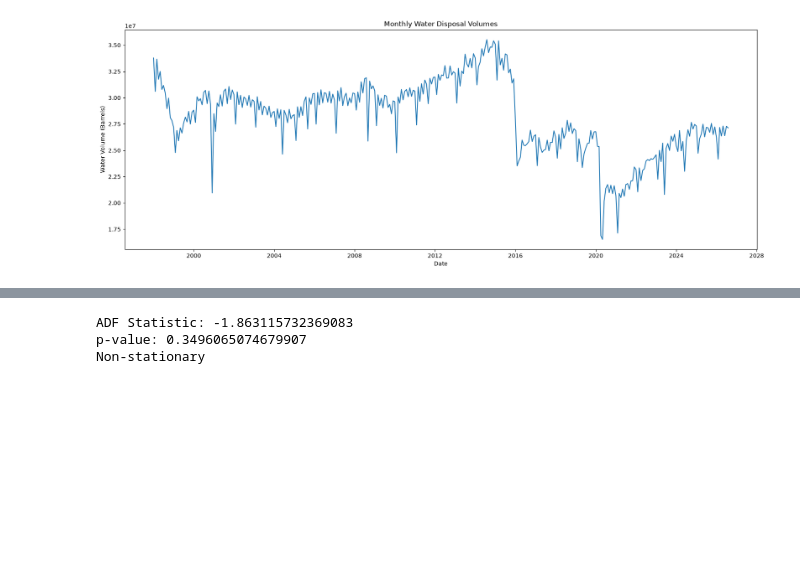
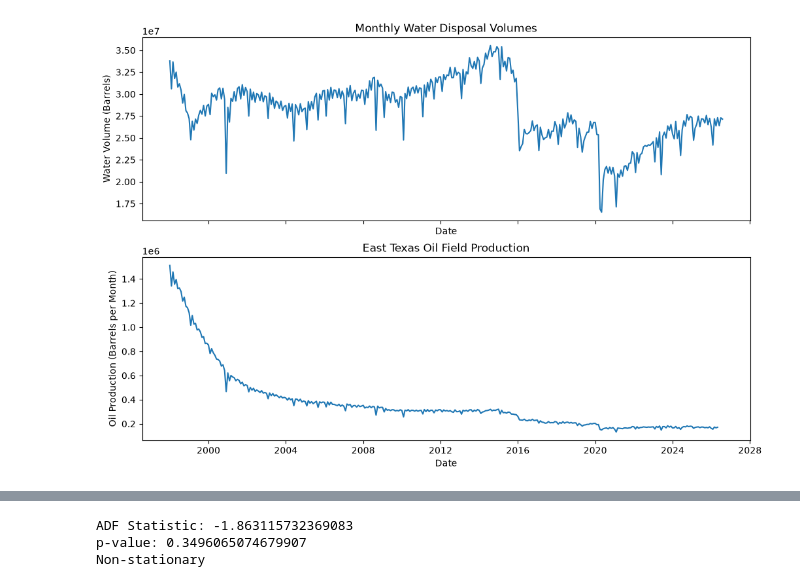
Before and after one commit to L0GN82/SARIMA, a Jupyter notebook: SARIMA with EXO.ipynb, the cells around one changed output, grey strips where cells are left out. Saved outputs shown, nothing was run; the diff lists cells and outputs as text; code cells hidden in the pictures; blank space fills up the shorter version.

Commit message:
Worked on generalizing my notebook and finishing up the report. I still need to design a function that will allow me to verify the validation windows for the SARIMAX model.

```diff
--- a/SARIMA with EXO.ipynb
+++ b/SARIMA with EXO.ipynb
@@ -11,33 +115,20 @@ from regression_utils import *
 # %%
-original_df = pd.read_excel(r"C:\Users\LoganFrideley\East Texas Salt Water Disposal Company\Finance - Documents\Water Disposal History.xlsx")
+# Data is clean from the SARIMA script, I must figure out how to plot this data.
+plt.ion()
+fig, (ax1, ax2) = plt.subplots(2, 1, figsize=(12,8),sharex=True)
 
-monthly_water_vols = original_df[['Month/ Year', 'Total Disposed Water Volume']].copy()
+ax1.plot(monthly_water_vols['Date'], monthly_water_vols['Water Volume'], label = 'Water Disposal Volume')
+ax1.set_title('Monthly Water Disposal Volumes')
+ax1.set_xlabel('Date')
+ax1.set_ylabel('Water Volume (Barrels)')
+fig.savefig("Monthly Water Volumes")
 
-# Filter out all Na values for water volumes.
-monthly_water_vols = monthly_water_vols[~monthly_water_vols['Total Disposed Water Volume'].isna()]
+#Figure for the oil_prod dataframe
+ax2.plot(prod_df['Date'], prod_df['Barrels'])
+ax2.set_xlabel('Date')
+ax2.set_ylabel('Oil Production (Barrels per Month)')
+ax2.set_title('East Texas Oil Field Production')
 
-# Changing column names to 'Water Volume'
-monthly_water_vols['Water Volume'] = monthly_water_vols['Total Disposed Water Volume']
-
-# Changing column name to Date and also making the type datetime64
-monthly_water_vols['Date'] = monthly_water_vols['Month/ Year']
-monthly_water_vols['Date'] = pd.to_datetime(monthly_water_vols['Date'])
-
-# Dropping the old columns
-monthly_water_vols = monthly_water_vols.drop(columns = ['Total Disposed Water Volume', 'Month/ Year'])
-# Changing the order of the columns
-monthly_water_vols = monthly_water_vols.loc[:, ['Date', 'Water Volume']]
-
-
-# Data is clean from the SARIMA script, I must figure out how to plot this data.
-
-fig, ax = plt.subplots(figsize=(20,7))
-
-ax.plot(monthly_water_vols['Date'], monthly_water_vols['Water Volume'], label = 'Water Disposal Volume')
-ax.set_title('Monthly Water Disposal Volumes')
-ax.set_xlabel('Date')
-ax.set_ylabel('Water Volume (Barrels)')
-fig.savefig("Monthly Water Volumes")
 plt.show()
 # %% [output]
-[figure, old version]
+[figure, new version]
```
Also changed, not shown: parts of 26 cells of this notebook, 3 other files.
